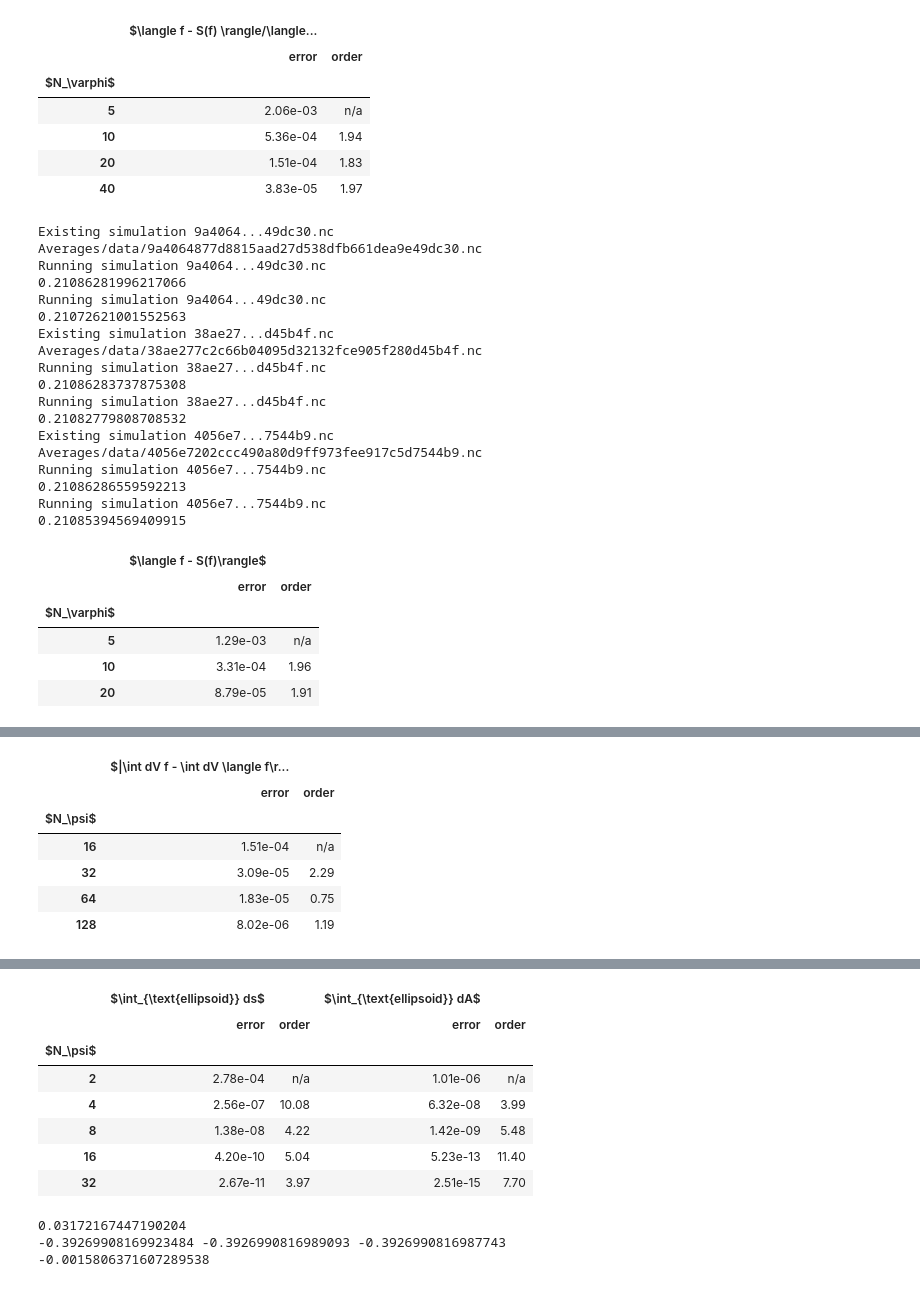
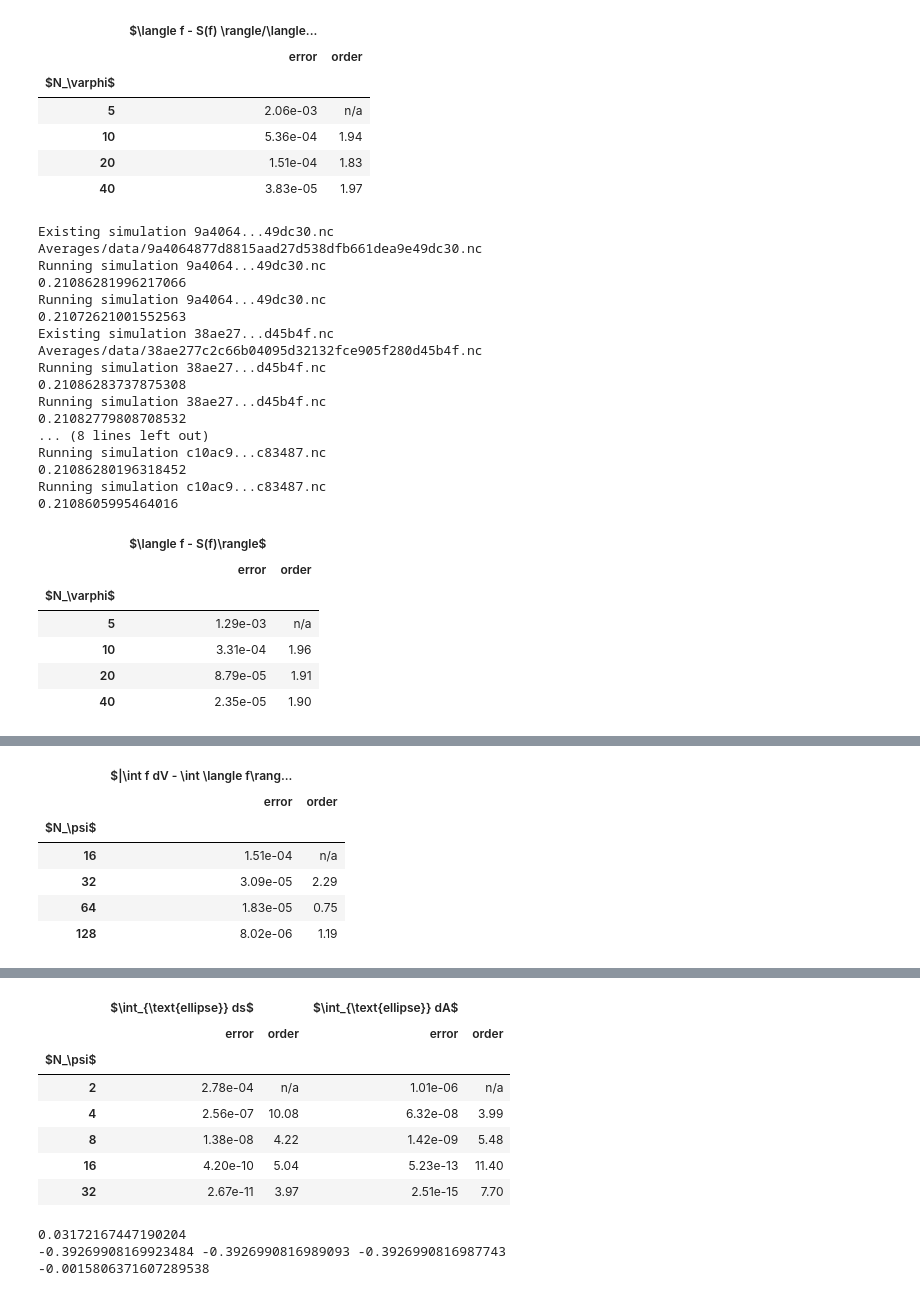
Before and after one commit to mwiesenberger/averages, a Jupyter notebook: toroidal-averages.ipynb, the cells around one changed output, grey strips where cells are left out. Drawn from its saved outputs; the diff is of its cells as text; code cells hidden in the pictures.

```diff
--- a/toroidal-averages.ipynb
+++ b/toroidal-averages.ipynb
@@ -568,7 +568,7 @@ df
 # %%
 # Here, we create a comparison between the fsa and fsa(smooth)
 linesE = list()
-for Nphi in [5,10,20] :
+for Nphi in [5,10,20,40] :
     simulationfile = create_inputfile()
     simulationfile["grid"]["Nx"] = 50
     simulationfile["grid"]["Ny"] = 50
@@ -591,12 +591,11 @@ Running simulation 38ae27...d45b4f.nc
 0.21086283737875308
 Running simulation 38ae27...d45b4f.nc
 0.21082779808708532
-Existing simulation 4056e7...7544b9.nc
-Averages/data/4056e7202ccc490a80d9ff973fee917c5d7544b9.nc
-Running simulation 4056e7...7544b9.nc
-0.21086286559592213
-Running simulation 4056e7...7544b9.nc
-0.21085394569409915
+... (8 lines left out)
+Running simulation c10ac9...c83487.nc
+0.21086280196318452
+Running simulation c10ac9...c83487.nc
+0.2108605995464016
 # %%
 df = pd.DataFrame(linesE, columns=["$N_\\varphi$", "error.fsa"])
 name = "fsa"
@@ -623,6 +622,7 @@ df
 | 5 | 1.29e-03 | n/a |
 | 10 | 3.31e-04 | 1.96 |
 | 20 | 8.79e-05 | 1.91 |
+| 40 | 2.35e-05 | 1.90 |
 # %%
 # Here, we create a comparison between the volume integration
 lines = list()
@@ -687,7 +687,7 @@ for name  in ["ifs"] :
     df["order."+name] = (np.log( df["order."+name]/ df["order."+name].shift(1))/
      np.log( df["$N_\\psi$"].shift(1)/df["$N_\\psi$"]))
 df.set_index(['$N_\\psi$'], inplace=True)
-headers = [ "$|\int dV f - \int dV \langle f\rangle|/\int dV \langle f\rangle$ "]
+headers = [ "$|\int  f dV - \int  \langle f\rangle|dV/\int  \langle f\rangle$ dV"]
 df.columns=pd.MultiIndex.from_product([headers,["error", "order"] ])
 filename='convergence_ifs.tex'
 string_df = df
@@ -700,7 +700,7 @@ with open(filename, 'wb') as f:
                                bold_rows=True),'UTF-8'))
 df
 # %% [output]
-|  | $|\int dV f - \int dV \langle f\r... |  |
+|  | $|\int f dV - \int \langle f\rang... |  |
 |  | error | order |
 | $N_\psi$ |  |  |
 | 16 | 1.51e-04 | n/a |
@@ -709,7 +709,7 @@ df
 | 128 | 8.02e-06 | 1.19 |
 # %%
 # Here, we create a comparison of area and arc length computation
-lines = list()
+lines2 = list()
 #for Nphi in [5]:#,10,20,40,80] :
 simulationfile = create_inputfile()
 simulationfile["magnetic_field"]["params"] = mag.select("circular.json")
@@ -753,7 +753,7 @@ for Npsi in [2,4,8,16,32] :
     print("Npsi", Npsi,  "Area error ", (area0d-area0d_ana)/area0d_ana)
 
     ncin.close()
-    lines.append( [Npsi, np.abs(arclength0d-arclength0d_ana)/arclength0d_ana, np.abs(area0d-area0d_ana)/area0d_ana])
+    lines2.append( [Npsi, np.abs(arclength0d-arclength0d_ana)/arclength0d_ana, np.abs(area0d-area0d_ana)/area0d_ana])
     #plot_ta(simfile)
 # %% [output]
 Existing simulation 9bbf2f...423ee8.nc
@@ -773,27 +773,27 @@ Running simulation 9bbf2f...423ee8.nc
 Npsi 32 Arclength error  -2.6721981636890862e-11
 Npsi 32 Area error  2.5130308594279638e-15
 # %%
-df = pd.DataFrame(lines[:], columns=["$N_\\psi$", "error.arc", "error.area"])
+df = pd.DataFrame(lines2[:], columns=["$N_\\psi$", "error.arc", "error.area"])
 for name  in ["arc", "area"] :
     df.insert(df.columns.get_loc("error."+name)+1,column="order."+name, value=df.loc[:,"error."+name])
 
     df["order."+name] = (np.log( df["order."+name]/ df["order."+name].shift(1))/
      np.log( df["$N_\\psi$"].shift(1)/df["$N_\\psi$"]))
 df.set_index(['$N_\\psi$'], inplace=True)
-headers = [ "$\int_{\text{ellipsoid}} ds$", "$\int_{\text{ellipsoid}} dA$"]
+headers = [ "$\int_{\text{ellipse}} ds$", "$\int_{\text{ellipse}} dA$"]
 df.columns=pd.MultiIndex.from_product([headers,["error", "order"] ])
 filename='convergence_arc.tex'
 string_df = df
 for header in headers :
     string_df[header, "error"]=string_df[header, "error"].apply( errorToString)
     string_df[header, "order"]=string_df[header, "order"].apply( orderToString)
 with open(filename, 'wb') as f:
     f.write(bytes(string_df.to_latex(
         escape=False,column_format='lp{1.5cm}p{1.2cm}p{1.5cm}p{1.2cm}',
                                bold_rows=True),'UTF-8'))
 df
 # %% [output]
-|  | $\int_{\text{ellipsoid}} ds$ |  | $\int_{\text{ellipsoid}} dA$ |  |
+|  | $\int_{\text{ellipse}} ds$ |  | $\int_{\text{ellipse}} dA$ |  |
 |  | error | order | error | order |
 | $N_\psi$ |  |  |  |  |
 | 2 | 2.78e-04 | n/a | 1.01e-06 | n/a |
```
Also changed, not shown: 1 other file.
